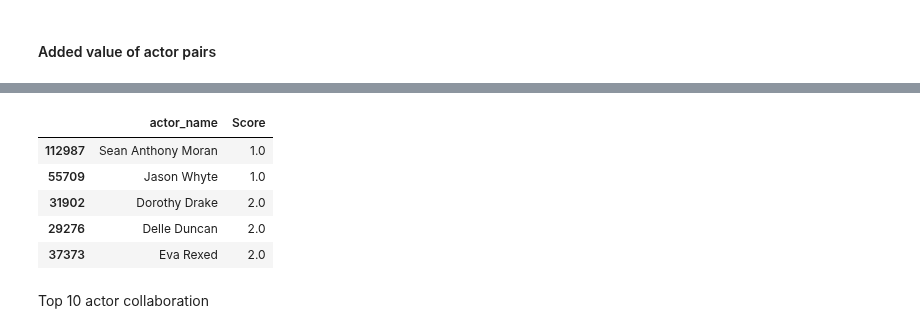
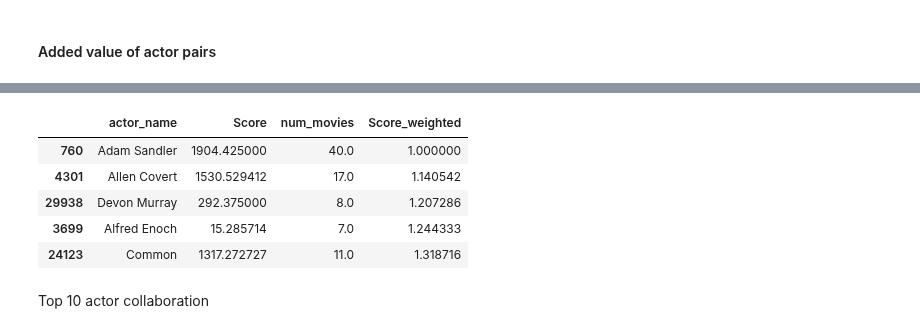
Before and after one commit to epfl-ada/ada-2022-project-theadaholics, a Jupyter notebook: main.ipynb, the cells around one changed output, grey strips where cells are left out. Cells and saved outputs as stored; diff of their text form; code cells hidden in the pictures.

Commit message:
fixed weighted score

```diff
--- a/main.ipynb
+++ b/main.ipynb
@@ -1115,3 +1123,13 @@ def score_movie_element_groups(df, column_name):
+# %%
+def weighted_rating(df, column_score, column_nmb_movies):
+    R = df[column_score]
+    v = df[column_nmb_movies]
+    m = df[column_nmb_movies].min()
+    C = df[column_score].mean()
+    WR = (v/(v+m)) * R + (m/(v+m)) * C
+    WR = WR / WR.min() # Trick to have scores starting at 1
+    df[column_score + '_weighted'] = WR # Update score column
+    return df
 # %% [markdown]
 #### Added value of actor pairs
 # %%
@@ -1128,14 +1147,22 @@ df_all.sample(3)
 # %%
 actors_score = score_movie_element(df_all, 'actor_name')
+# %%
+# Add number of movies:
+characters['num_movies'] = characters.groupby(by=['freebase_actor_id'])['freebase_actor_id'].transform('size')
+actors_score = actors_score.merge(characters[['actor_name','num_movies']].drop_duplicates(['actor_name']),on='actor_name',how='inner')
+actors_score.head()
+# %%
+# Weight score by number of movies:
+actors_score = weighted_rating(actors_score, 'Score', 'num_movies')
 # %%
-actors_score.sort_values(by='Score').head()
+actors_score.sort_values(by='Score_weighted').head()
 # %% [output]
-|  | actor_name | Score |
-| 112987 | Sean Anthony Moran | 1.0 |
-| 55709 | Jason Whyte | 1.0 |
-| 31902 | Dorothy Drake | 2.0 |
-| 29276 | Delle Duncan | 2.0 |
-| 37373 | Eva Rexed | 2.0 |
+|  | actor_name | Score | num_movies | Score_weighted |
+| 760 | Adam Sandler | 1904.425000 | 40.0 | 1.000000 |
+| 4301 | Allen Covert | 1530.529412 | 17.0 | 1.140542 |
+| 29938 | Devon Murray | 292.375000 | 8.0 | 1.207286 |
+| 3699 | Alfred Enoch | 15.285714 | 7.0 | 1.244333 |
+| 24123 | Common | 1317.272727 | 11.0 | 1.318716 |
 # %%
 actor_pairs_score = score_movie_element_groups(df_all, 'actor_name')
 # %%
```
Also changed, not shown: parts of 98 cells of this notebook.
